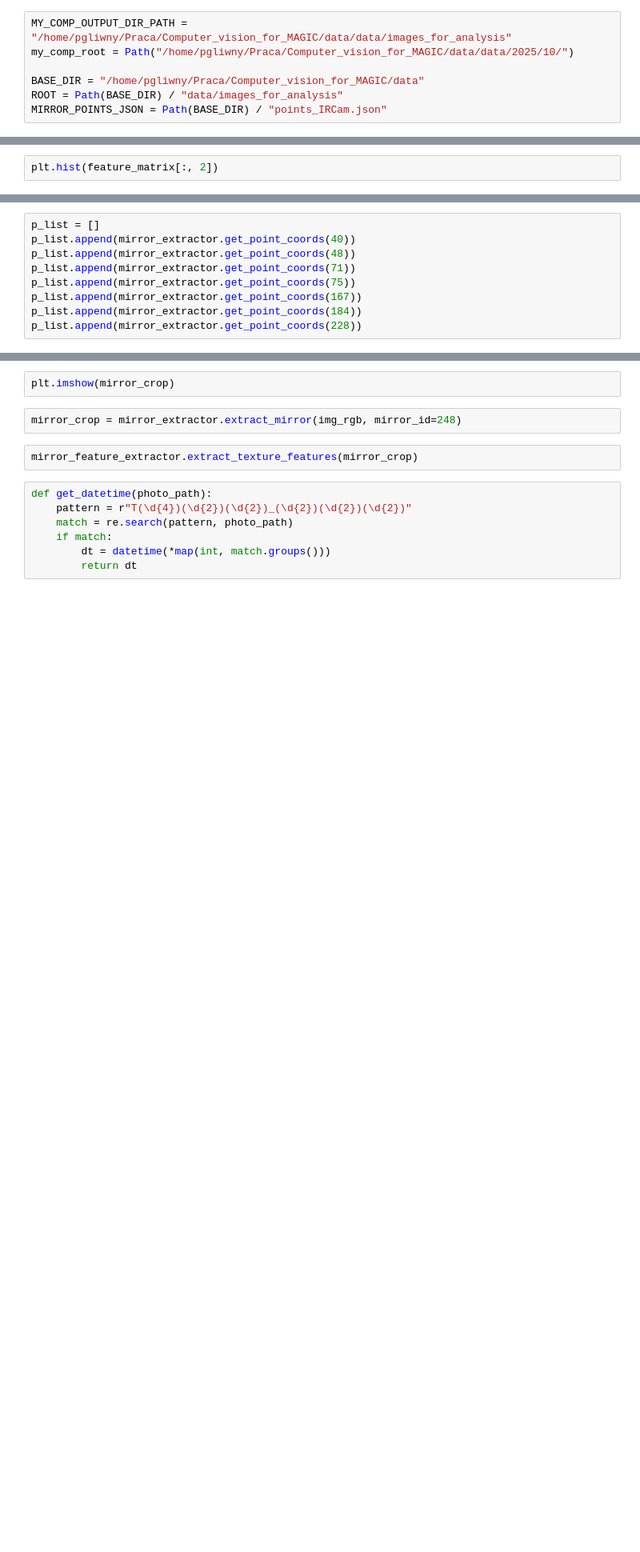
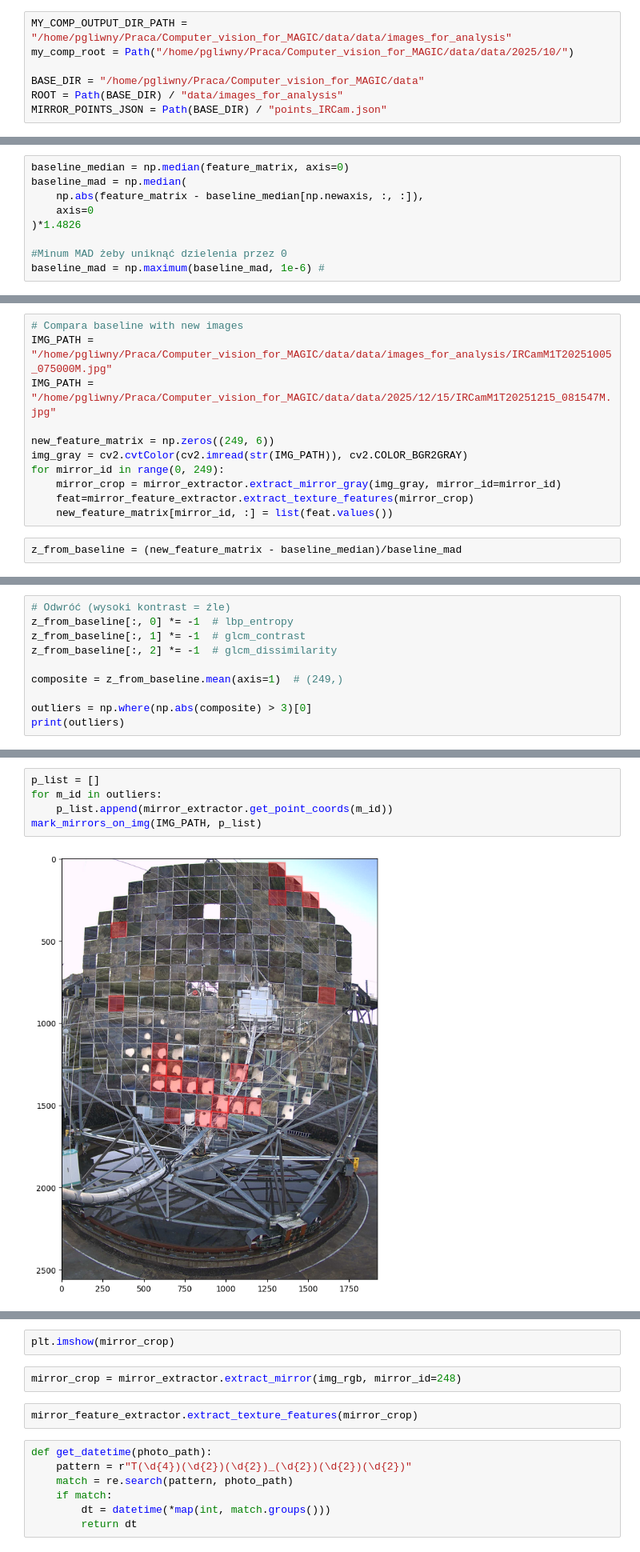
Before and after one commit to pawel21/Computer_vision_for_MAGIC, a Jupyter notebook: notebooks/temporal_mirror_study/make_rank.ipynb, the cells around one changed output, grey strips where cells are left out. Shown at 80% size. Cells and saved outputs as stored; diff of their text form; blank space fills up the shorter version.

```diff
--- a/notebooks/temporal_mirror_study/make_rank.ipynb
+++ b/notebooks/temporal_mirror_study/make_rank.ipynb
@@ -64,2 +75,9 @@ for mirror_id in range(0, 249):
 # %%
-plt.hist(feature_matrix[:, 2])
+baseline_median = np.median(feature_matrix, axis=0)
+baseline_mad = np.median(
+    np.abs(feature_matrix - baseline_median[np.newaxis, :, :]),
+    axis=0
+)*1.4826
+
+#Minum MAD żeby uniknąć dzielenia przez 0
+baseline_mad = np.maximum(baseline_mad, 1e-6) #
@@ -84,0 +84,13 @@ get_outlier_mirrors(feature_matrix[:, 5])
+# %%
+# Compara baseline with new images
+IMG_PATH = "/home/pgliwny/Praca/Computer_vision_for_MAGIC/data/data/images_for_analysis/IRCamM1T20251005_075000M.jpg"
+IMG_PATH = "/home/pgliwny/Praca/Computer_vision_for_MAGIC/data/data/2025/12/15/IRCamM1T20251215_081547M.jpg"
+
+new_feature_matrix = np.zeros((249, 6))
+img_gray = cv2.cvtColor(cv2.imread(str(IMG_PATH)), cv2.COLOR_BGR2GRAY)
+for mirror_id in range(0, 249):
+    mirror_crop = mirror_extractor.extract_mirror_gray(img_gray, mirror_id=mirror_id)
+    feat=mirror_feature_extractor.extract_texture_features(mirror_crop)
+    new_feature_matrix[mirror_id, :] = list(feat.values())
+# %%
+z_from_baseline = (new_feature_matrix - baseline_median)/baseline_mad
@@ -84,0 +101,10 @@ get_outlier_mirrors(feature_matrix[:, 5])
+# %%
+# Odwróć (wysoki kontrast = źle)
+z_from_baseline[:, 0] *= -1  # lbp_entropy
+z_from_baseline[:, 1] *= -1  # glcm_contrast
+z_from_baseline[:, 2] *= -1  # glcm_dissimilarity
+
+composite = z_from_baseline.mean(axis=1)  # (249,)
+
+outliers = np.where(np.abs(composite) > 3)[0]
+print(outliers)
@@ -85,9 +114,7 @@ get_outlier_mirrors(feature_matrix[:, 5])
 # %%
 p_list = []
-p_list.append(mirror_extractor.get_point_coords(40))
-p_list.append(mirror_extractor.get_point_coords(48))
-p_list.append(mirror_extractor.get_point_coords(71))
-p_list.append(mirror_extractor.get_point_coords(75))
-p_list.append(mirror_extractor.get_point_coords(167))
-p_list.append(mirror_extractor.get_point_coords(184))
-p_list.append(mirror_extractor.get_point_coords(228))
+for m_id in outliers:
+    p_list.append(mirror_extractor.get_point_coords(m_id))
+mark_mirrors_on_img(IMG_PATH, p_list)
+# %% [output]
+[figure, added]
```
Also changed, not shown: parts of 15 cells of this notebook, 2 other files.
